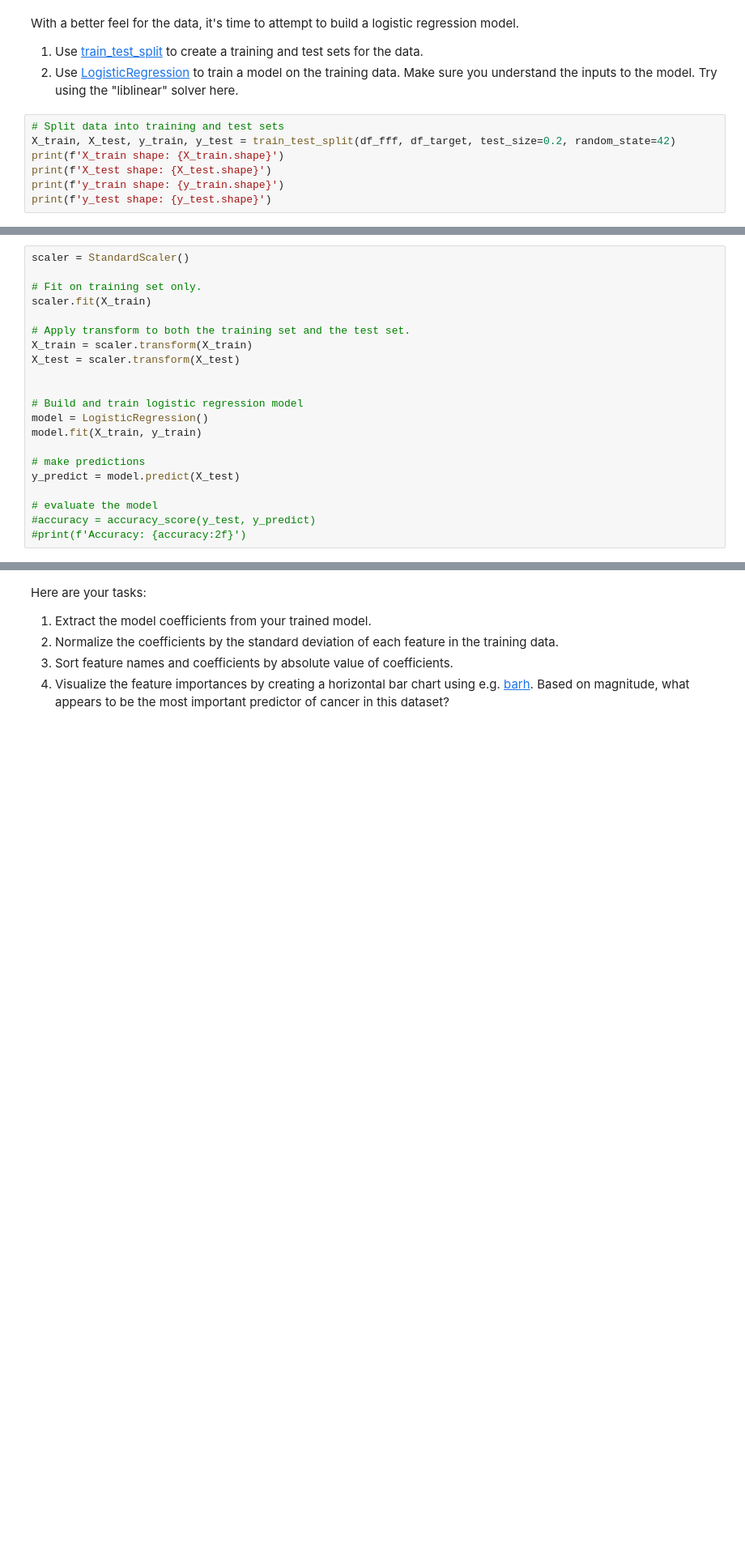
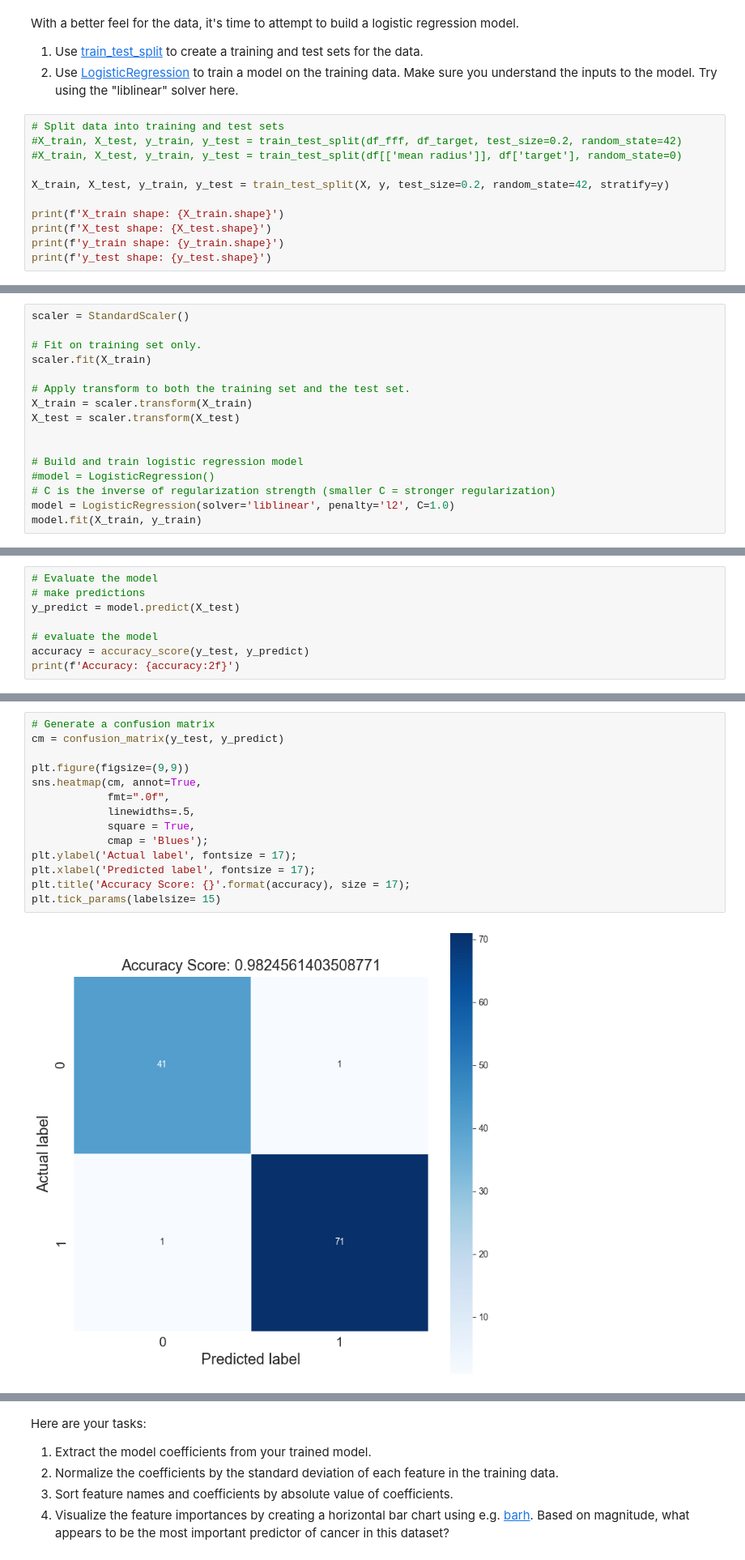
Before and after one commit to kthangap-g/Springboard, a Jupyter notebook: Student_MLE_MiniProject_Logistic_Regression.ipynb, the cells around one changed output, grey strips where cells are left out. Shown at 81% size. Drawn from its saved outputs; the diff is of its cells as text; blank space fills up the shorter version.

```diff
--- a/Student_MLE_MiniProject_Logistic_Regression.ipynb
+++ b/Student_MLE_MiniProject_Logistic_Regression.ipynb
@@ -173,7 +175,11 @@ With a better feel for the data, it's time to attempt to build a logistic regres
 2. Use [LogisticRegression](https://scikit-learn.org/stable/modules/generated/sklearn.linear_model.LogisticRegression.html) to train a model on the training data. Make sure you understand the inputs to the model. Try using the "liblinear" solver here.
 # %%
 # Split data into training and test sets
-X_train, X_test, y_train, y_test = train_test_split(df_fff, df_target, test_size=0.2, random_state=42)
+#X_train, X_test, y_train, y_test = train_test_split(df_fff, df_target, test_size=0.2, random_state=42)
+#X_train, X_test, y_train, y_test = train_test_split(df[['mean radius']], df['target'], random_state=0)
+
+X_train, X_test, y_train, y_test = train_test_split(X, y, test_size=0.2, random_state=42, stratify=y)
+
 print(f'X_train shape: {X_train.shape}')
 print(f'X_test shape: {X_test.shape}')
 print(f'y_train shape: {y_train.shape}')
@@ -195,12 +201,7 @@ X_test = scaler.transform(X_test)
 
 
 # Build and train logistic regression model
-model = LogisticRegression()
+#model = LogisticRegression()
+# C is the inverse of regularization strength (smaller C = stronger regularization)
+model = LogisticRegression(solver='liblinear', penalty='l2', C=1.0)
 model.fit(X_train, y_train)
-
-# make predictions
-y_predict = model.predict(X_test)
-
-# evaluate the model
-#accuracy = accuracy_score(y_test, y_predict)
-#print(f'Accuracy: {accuracy:2f}')
@@ -265,0 +265,8 @@ The weighted average in the report, on the other hand, calculates the metrics fo
+# %%
+# Evaluate the model
+# make predictions
+y_predict = model.predict(X_test)
+
+# evaluate the model
+accuracy = accuracy_score(y_test, y_predict)
+print(f'Accuracy: {accuracy:2f}')
@@ -266,2 +275,18 @@ The weighted average in the report, on the other hand, calculates the metrics fo
+# %%
+# Generate a confusion matrix
+cm = confusion_matrix(y_test, y_predict)
+
+plt.figure(figsize=(9,9))
+sns.heatmap(cm, annot=True,
+            fmt=".0f",
+            linewidths=.5,
+            square = True,
+            cmap = 'Blues');
+plt.ylabel('Actual label', fontsize = 17);
+plt.xlabel('Predicted label', fontsize = 17);
+plt.title('Accuracy Score: {}'.format(accuracy), size = 17);
+plt.tick_params(labelsize= 15)
+# %% [output]
+[figure, added]
 # %%
 # Generate a classification report
```
Also changed, not shown: parts of 19 cells of this notebook.
